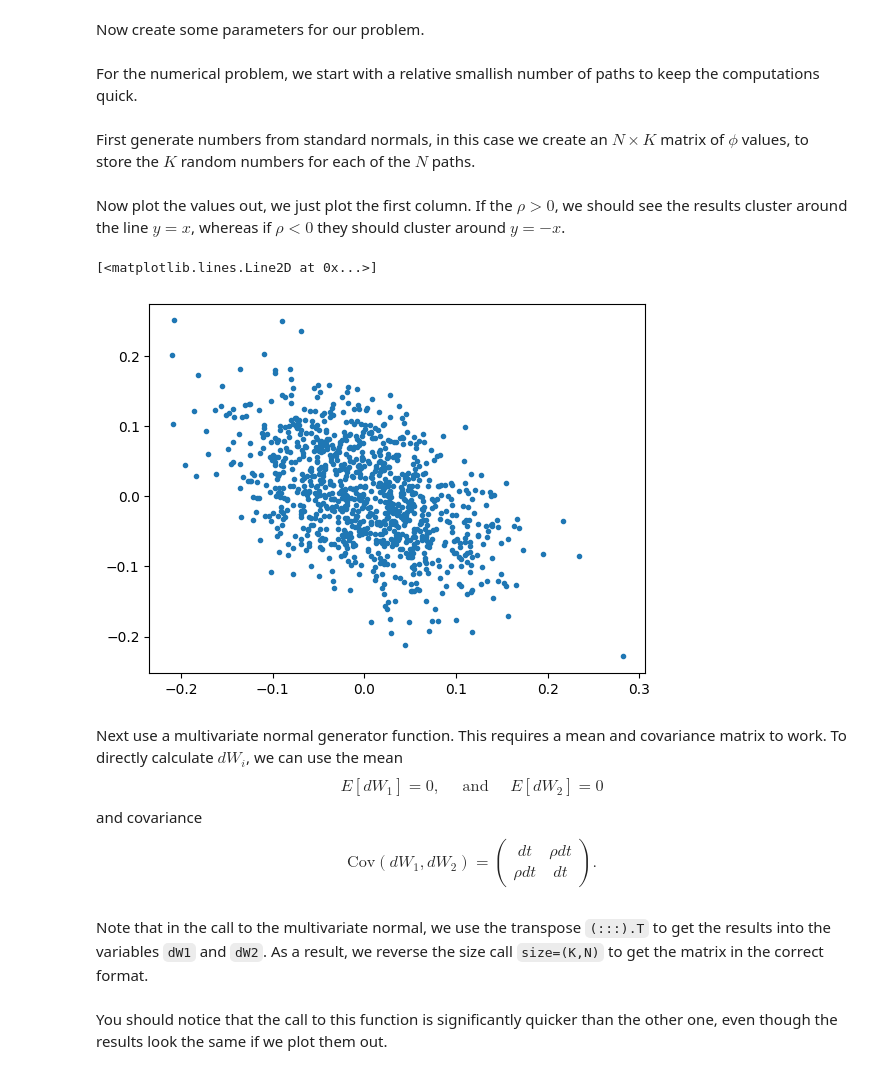
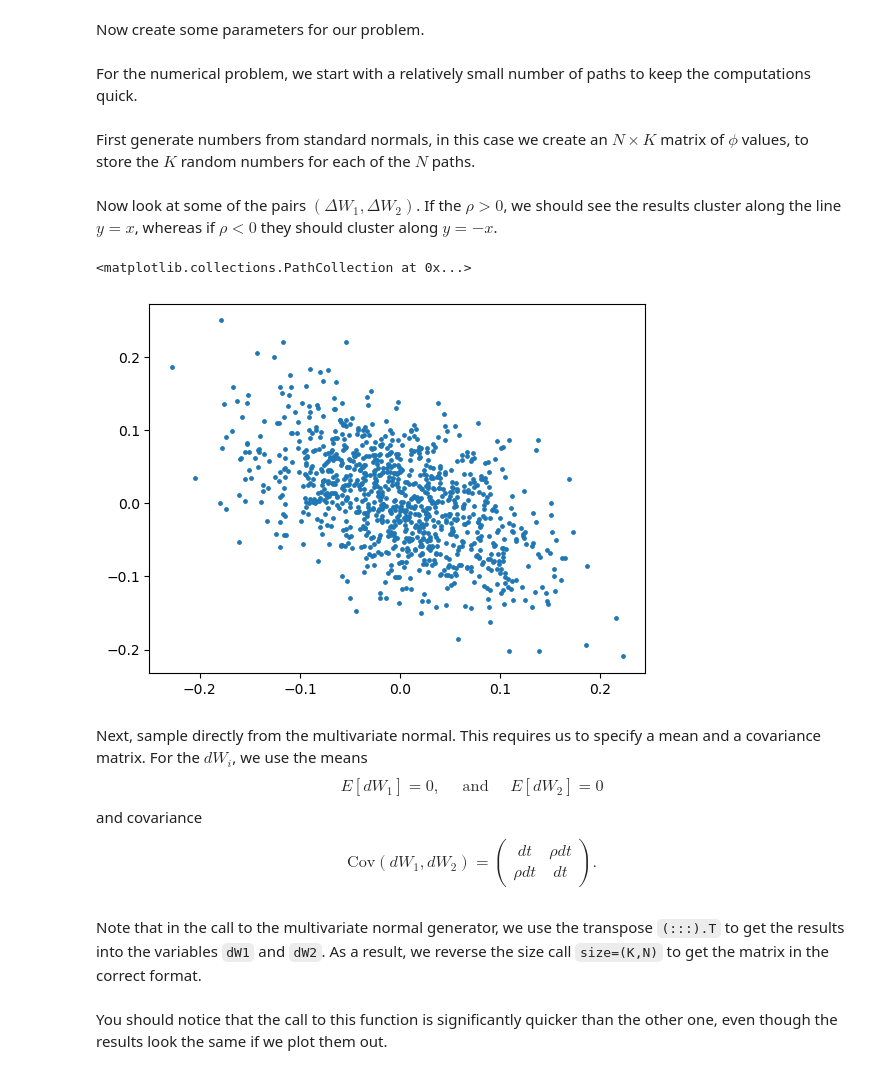
Before and after one commit to VenetianRed/MATH60082-python, a Jupyter notebook: MATH60082-lab-class-6.ipynb, the cells around one changed output. Saved outputs shown, nothing was run; the diff lists cells and outputs as text; code cells hidden in the pictures.

```diff
--- a/MATH60082-lab-class-6.ipynb
+++ b/MATH60082-lab-class-6.ipynb
@@ -42,7 +45,12 @@ where $\phi_1\sim N(0,1)$ and $\phi_2\sim N(0,1)$ are independent uncorrelated d
 # %%
 import matplotlib.pyplot as plt
-import numpy
-rng = numpy.random.default_rng(seed=0)
+import numpy as np
+import pandas as pd
+
+from math import fabs, exp, sqrt
+from scipy.stats import norm
+
+prng = np.random.default_rng(seed=8675309)
 # %% [markdown]
 Now create some parameters for our problem.
 # %%
@@ -64,5 +72,5 @@ nu_0 = 0.04 # initial variance
 xi_nu = 0.4 # so called volatility of volatility
 rho = -0.5 # correlation
 # %% [markdown]
-For the numerical problem, we start with a relative smallish number of paths to keep the computations quick.
+For the numerical problem, we start with a relatively small number of paths to keep the computations quick.
 # %%
@@ -71,27 +79,30 @@ K=200
 # %% [markdown]
 First generate numbers from standard normals, in this case we create an $N\times K$ matrix of $\phi$ values, to store the $K$ random numbers for each of the $N$ paths.
 # %%
+dt = T/K # timestep
 
-dt = T/K
+# Construct correlated Wiener process steps.
+# Begin by sampling two sets of i.i.d. standard normals
+phi1 = prng.normal( 0.0 , 1.0 , size = (N,K) )
+phi2 = prng.normal( 0.0 , 1.0 , size = (N,K) )
 
-phi1 = rng.normal( 0.0 , 1.0 , size = (N,K) )
-phi2 = rng.normal( 0.0 , 1.0 , size = (N,K) )
+# Form suitably weighted linear combinations of the phis
+# so as to get corelated variables
+dW1 = np.zeros((N,K))
+dW2 = np.zeros((N,K))
 
-dW1 = numpy.zeros((N,K))
-dW2 = numpy.zeros((N,K))
-for i in range(0,N):
-    for k in range(0,K):
-        dW1[i][k] = numpy.sqrt(dt)*phi1[i][k]
-        dW2[i][k] = rho*numpy.sqrt(dt)*phi1[i][k] + numpy.sqrt(dt*(1-rho*rho))*phi2[i][k]
+sqrt_dt = np.sqrt(dt)
+dW1 = sqrt_dt*phi1
+dW2 = rho*sqrt_dt*phi1 + sqrt_dt*np.sqrt(1-rho*rho)*phi2
 # %% [markdown]
-Now plot the values out, we just plot the first column. If the $\rho>0$, we should see the results cluster around the line $y=x$, whereas if $\rho<0$ they should cluster around $y=-x$.
+Now look at some of the pairs $(\Delta W_1,\Delta W_2)$. If the $\rho>0$, we should see the results cluster along the line $y=x$, whereas if $\rho<0$ they should cluster along $y=-x$.
 # %%
-plt.plot( dW1.T [0] , dW2.T[0] ,'.')
+plt.scatter( dW1.T[0], dW2.T[0], s=6 )
 # %% [output]
-[<matplotlib.lines.Line2D at 0x...>]
+<matplotlib.collections.PathCollection at 0x...>
-[figure, old version]
+[figure, new version]
 # %% [markdown]
-Next use a multivariate normal generator function. This requires a mean and covariance matrix to work. To directly calculate $dW_i$, we can use the mean
+Next, sample directly from the multivariate normal. This requires us to specify a mean and a covariance matrix. For the $dW_i$, we use the means
 $$
 E[dW_1] = 0 , \quad\text{ and } \quad E[dW_2]=0
 $$
@@ -104,5 +115,5 @@ dt & \rho dt\\
 \right) .
 $$
 # %% [markdown]
-Note that in the call to the multivariate normal, we use the transpose `(:::).T` to get the results into the variables `dW1` and `dW2`. As a result, we reverse the size call `size=(K,N)` to get the matrix in the correct format.
+Note that in the call to the multivariate normal generator, we use the transpose `(:::).T` to get the results into the variables `dW1` and `dW2`. As a result, we reverse the size call `size=(K,N)` to get the matrix in the correct format.
 # %%
```
Also changed, not shown: parts of 25 cells of this notebook.
